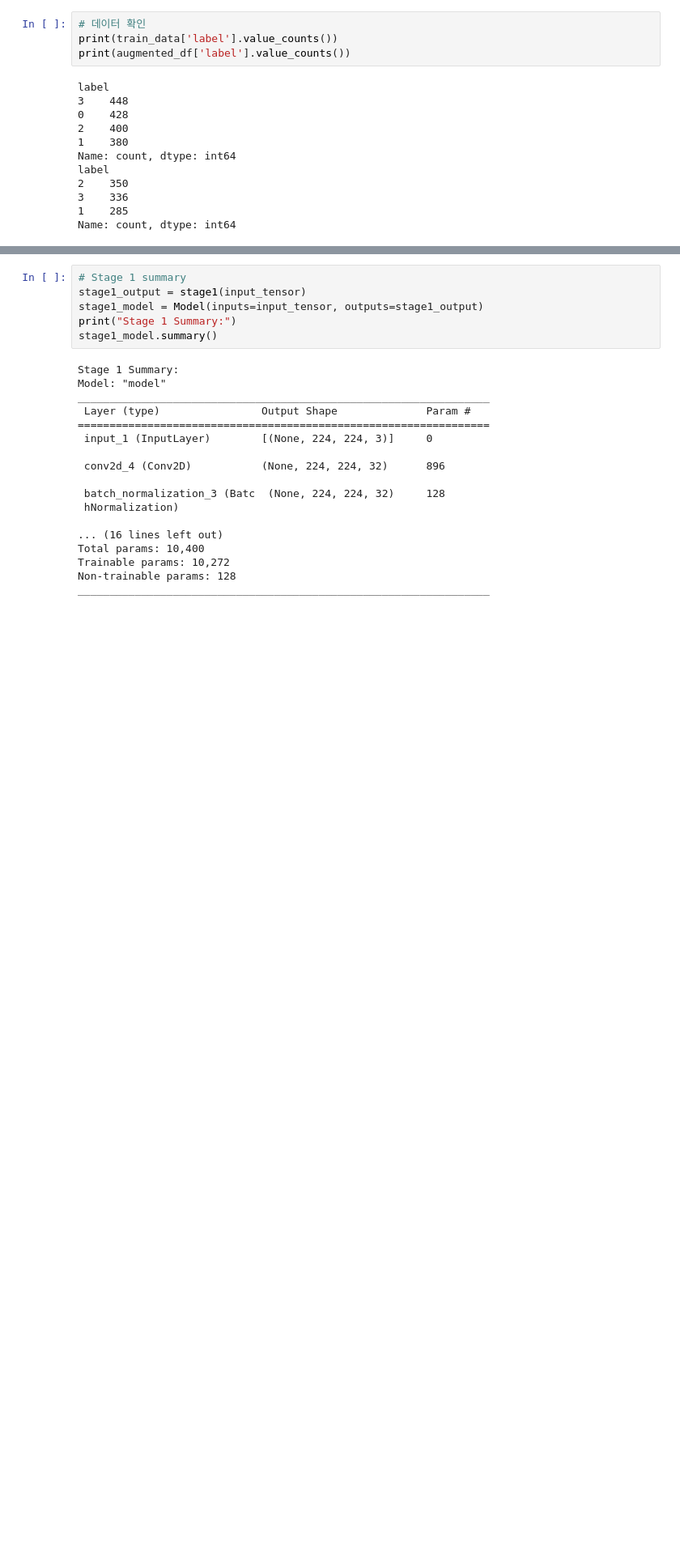
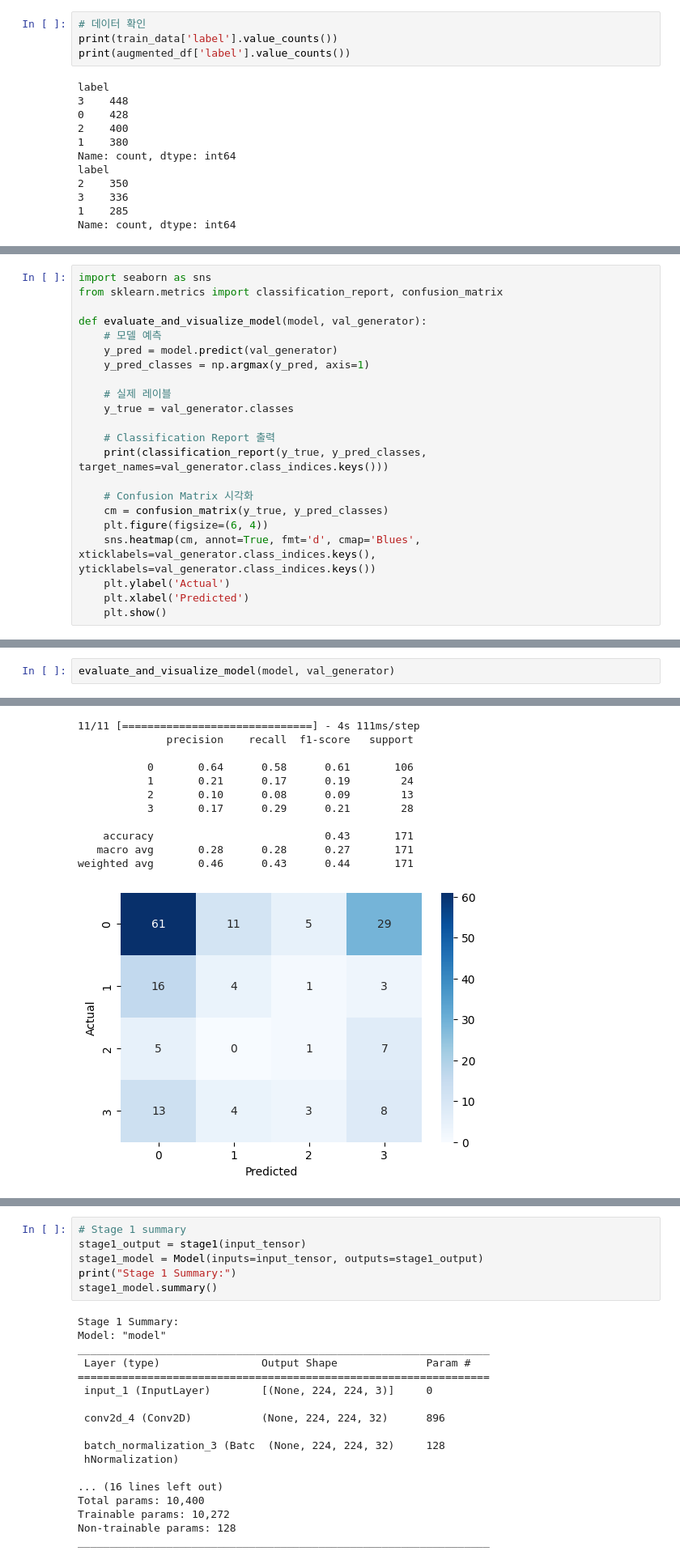
Before and after one commit to ghwjd/Lab, a Jupyter notebook: PeerJ_mem.ipynb, the cells around one changed output, grey strips where cells are left out. Shown at 81% size. Drawn from its saved outputs; the diff is of its cells as text; blank space fills up the shorter version.

Commit message:
evaluate

```diff
--- a/PeerJ_mem.ipynb
+++ b/PeerJ_mem.ipynb
@@ -207,0 +231,22 @@ Name: count, dtype: int64
+# %%
+import seaborn as sns
+from sklearn.metrics import classification_report, confusion_matrix
+
+def evaluate_and_visualize_model(model, val_generator):
+    # 모델 예측
+    y_pred = model.predict(val_generator)
+    y_pred_classes = np.argmax(y_pred, axis=1)
+
+    # 실제 레이블
+    y_true = val_generator.classes
+
+    # Classification Report 출력
+    print(classification_report(y_true, y_pred_classes, target_names=val_generator.class_indices.keys()))
+
+    # Confusion Matrix 시각화
+    cm = confusion_matrix(y_true, y_pred_classes)
+    plt.figure(figsize=(6, 4))
+    sns.heatmap(cm, annot=True, fmt='d', cmap='Blues', xticklabels=val_generator.class_indices.keys(), yticklabels=val_generator.class_indices.keys())
+    plt.ylabel('Actual')
+    plt.xlabel('Predicted')
+    plt.show()
@@ -433,0 +495,3 @@ Epoch 300/300
+# %%
+evaluate_and_visualize_model(model, val_generator)
+# %% [output]
@@ -433,0 +515,12 @@ Epoch 300/300
+11/11 [==============================] - 4s 111ms/step
+              precision    recall  f1-score   support
+
+           0       0.64      0.58      0.61       106
+           1       0.21      0.17      0.19        24
+           2       0.10      0.08      0.09        13
+           3       0.17      0.29      0.21        28
+
+    accuracy                           0.43       171
+   macro avg       0.28      0.28      0.27       171
+weighted avg       0.46      0.43      0.44       171
+[figure, added]
```
Also changed, not shown: parts of 18 cells of this notebook.
